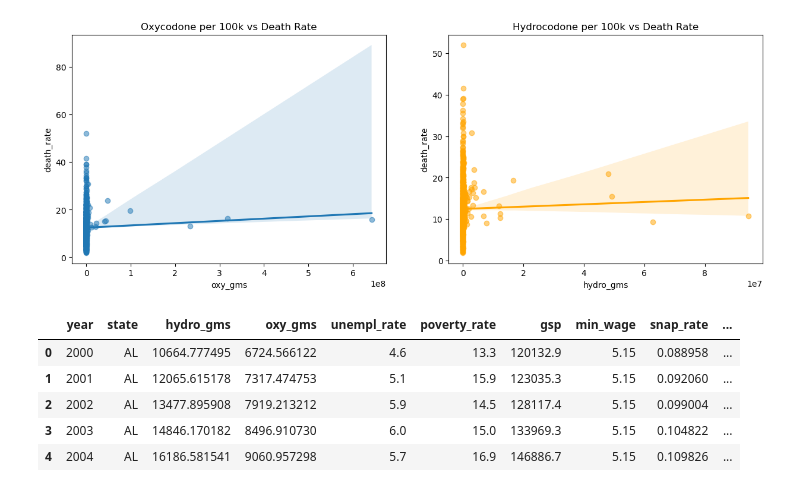
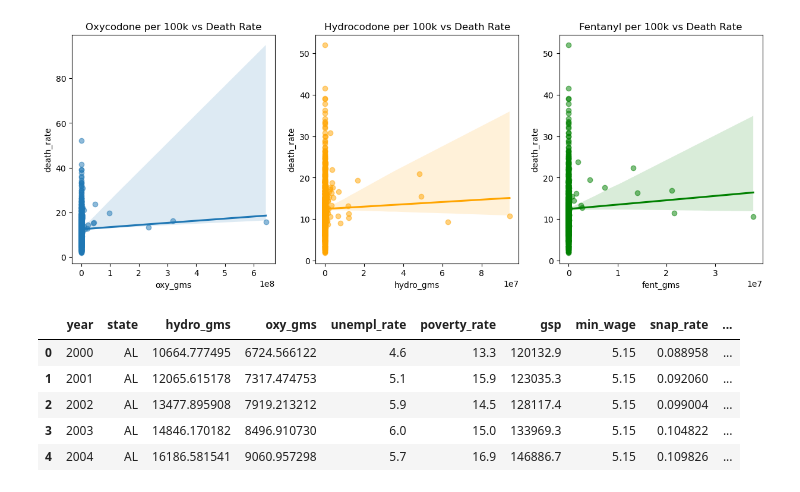
Before and after one commit to amberteetsel/substance-abuse-predictions, a Jupyter notebook: src/models/death_rate_models.ipynb, the cells around one changed output. Cells and saved outputs as stored; diff of their text form; code cells hidden in the pictures.

```diff
--- a/src/models/death_rate_models.ipynb
+++ b/src/models/death_rate_models.ipynb
@@ -59,17 +61,20 @@ plt.show()
 # %%
 # Scatter plots for oxy_gms and hydro_gms vs death_rate
 
-fig, (ax1, ax2) = plt.subplots(1, 2, figsize=(15, 5))
+fig, (ax1, ax2, ax3) = plt.subplots(1, 3, figsize=(15, 5))
 
 sns.regplot(data=df, x='oxy_gms', y='death_rate', ax=ax1, scatter_kws={'alpha':0.5})
 ax1.set_title('Oxycodone per 100k vs Death Rate')
 
 sns.regplot(data=df, x='hydro_gms', y='death_rate', ax=ax2, scatter_kws={'alpha':0.5}, color='orange')
 ax2.set_title('Hydrocodone per 100k vs Death Rate')
 
+sns.regplot(data=df, x='fent_gms', y='death_rate', ax=ax3, scatter_kws={'alpha':0.5}, color='green')
+ax3.set_title('Fentanyl per 100k vs Death Rate')
+
 plt.show()
 # %% [output]
-[figure, old version]
+[figure, new version]
 # %%
 df.head()
 # %% [output]
```
Also changed, not shown: parts of 20 cells of this notebook.
